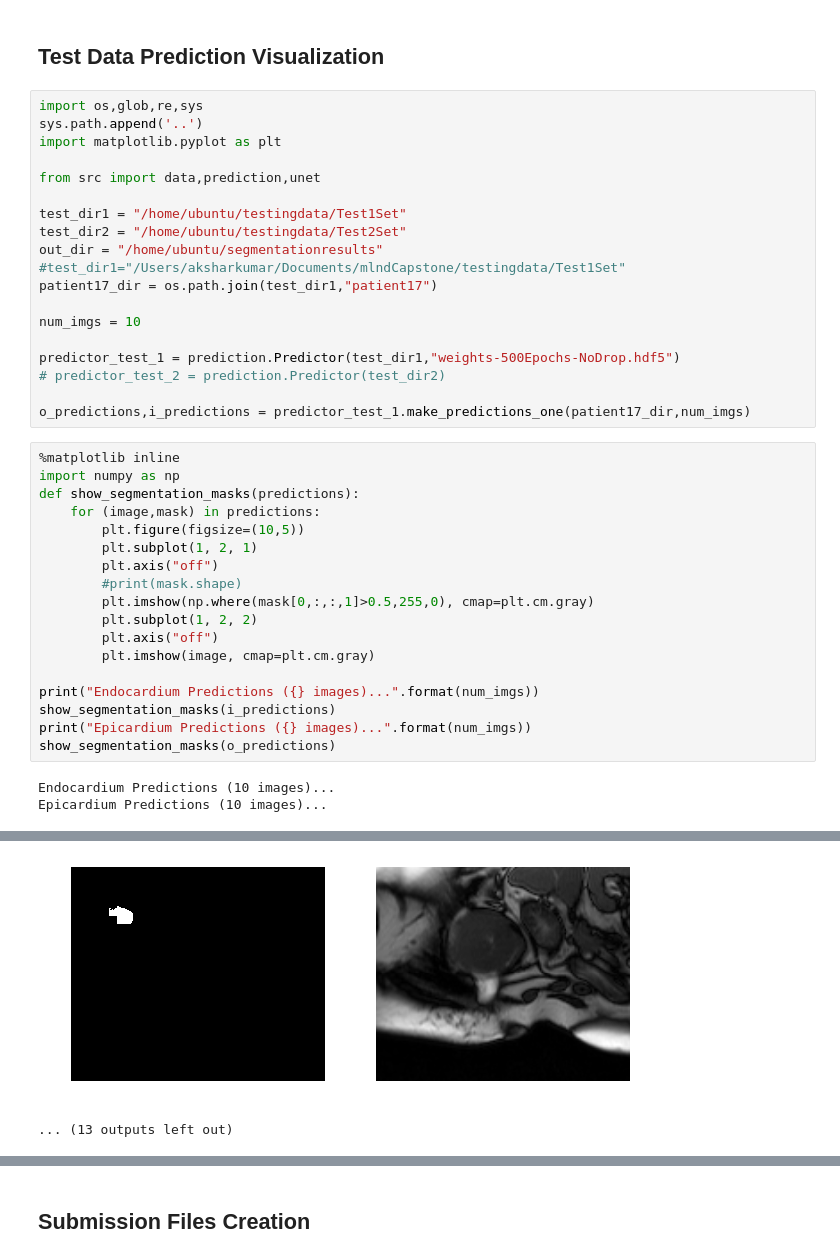
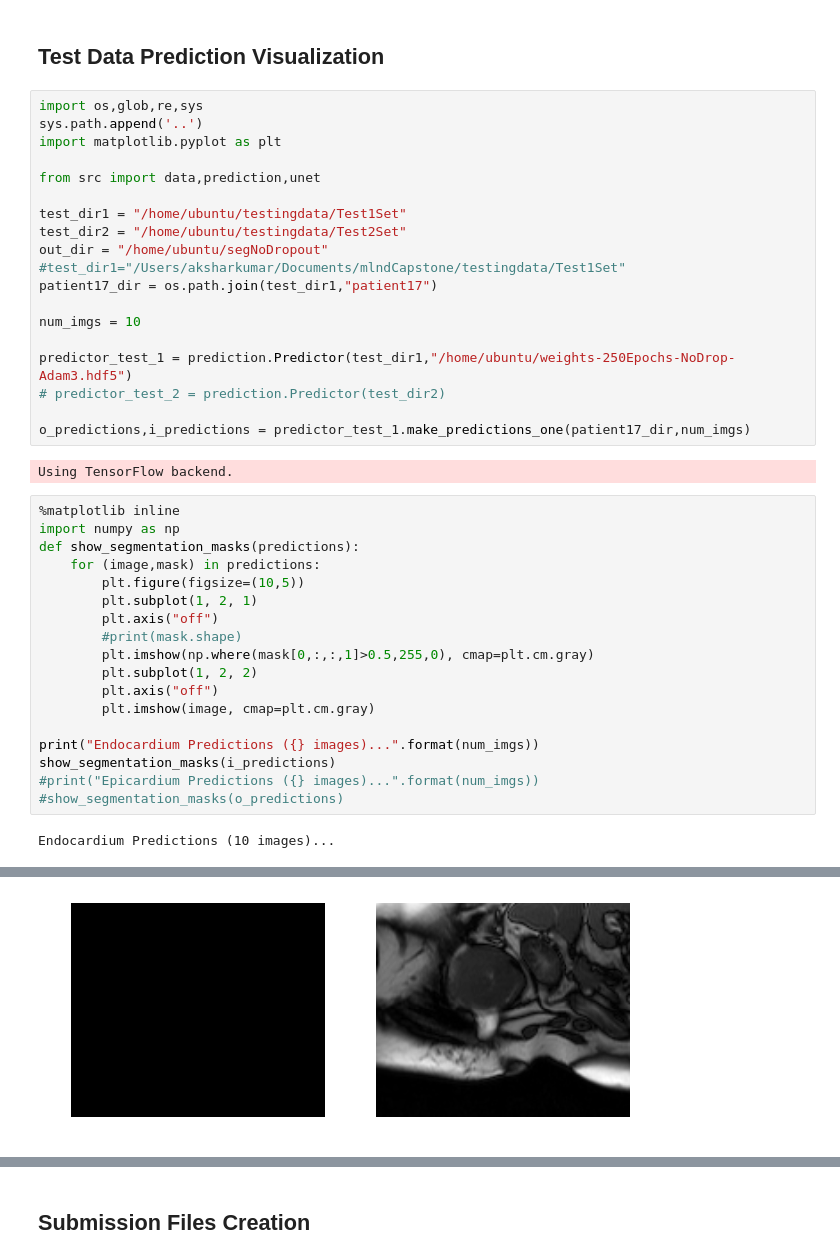
Before and after one commit to aksharkkumar/cmri-rv-seg, a Jupyter notebook: notebooks/test_submission_exploration.ipynb, the cells around one changed output, grey strips where cells are left out. Drawn from its saved outputs; the diff is of its cells as text.

```diff
--- a/notebooks/test_submission_exploration.ipynb
+++ b/notebooks/test_submission_exploration.ipynb
@@ -13,16 +13,18 @@ from src import data,prediction,unet
 
 test_dir1 = "/home/ubuntu/testingdata/Test1Set"
 test_dir2 = "/home/ubuntu/testingdata/Test2Set"
-out_dir = "/home/ubuntu/segmentationresults"
+out_dir = "/home/ubuntu/segNoDropout"
 #test_dir1="/Users/aksharkumar/Documents/mlndCapstone/testingdata/Test1Set"
 patient17_dir = os.path.join(test_dir1,"patient17")
 
 num_imgs = 10
 
-predictor_test_1 = prediction.Predictor(test_dir1,"weights-500Epochs-NoDrop.hdf5")
+predictor_test_1 = prediction.Predictor(test_dir1,"/home/ubuntu/weights-250Epochs-NoDrop-Adam3.hdf5")
 # predictor_test_2 = prediction.Predictor(test_dir2)
 
 o_predictions,i_predictions = predictor_test_1.make_predictions_one(patient17_dir,num_imgs)
+# %% [output]
+Using TensorFlow backend.
 # %%
 %matplotlib inline
 import numpy as np
@@ -39,8 +41,7 @@ def show_segmentation_masks(predictions):
 
 print("Endocardium Predictions ({} images)...".format(num_imgs))
 show_segmentation_masks(i_predictions)
-print("Epicardium Predictions ({} images)...".format(num_imgs))
-show_segmentation_masks(o_predictions)
+#print("Epicardium Predictions ({} images)...".format(num_imgs))
+#show_segmentation_masks(o_predictions)
 # %% [output]
 Endocardium Predictions (10 images)...
-Epicardium Predictions (10 images)...
@@ -57,2 +58 @@ Epicardium Predictions (10 images)...
-[figure, old version]
+[figure, new version]
-... (13 outputs left out)
```
Also changed, not shown: parts of 3 cells of this notebook, 53 other files.
